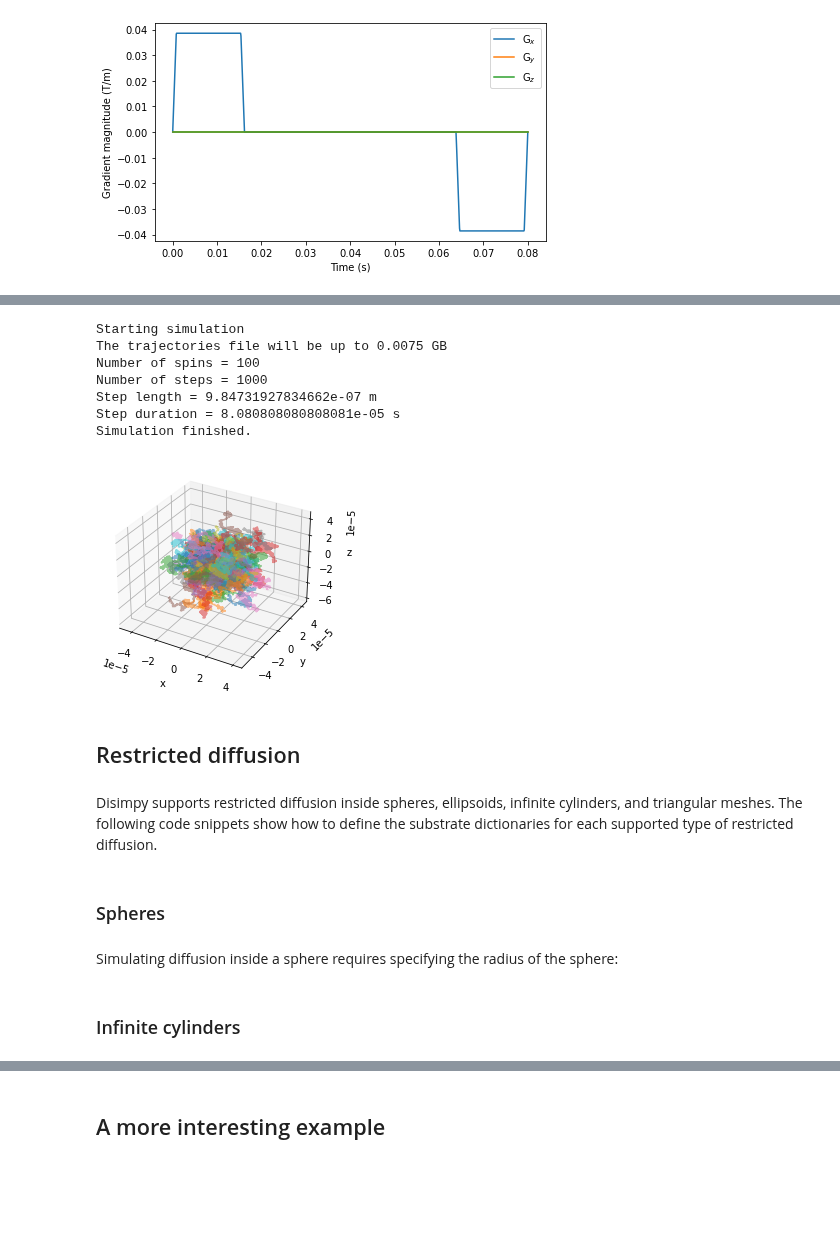
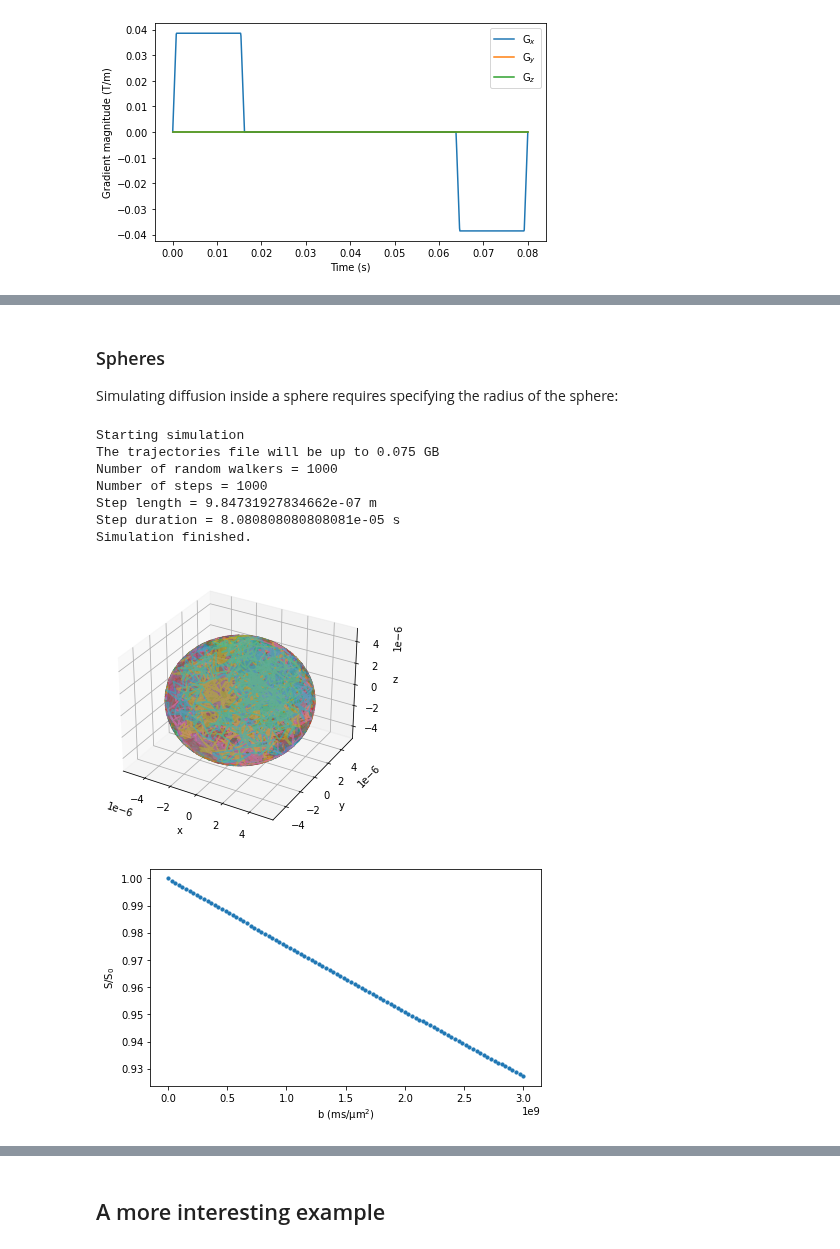
Before and after one commit to kerkelae/disimpy, a Jupyter notebook: docs/source/tutorial.ipynb, the cells around one changed output, grey strips where cells are left out. Cells and saved outputs as stored; diff of their text form; code cells hidden in the pictures; blank space fills up the shorter version.

```diff
--- a/docs/source/tutorial.ipynb
+++ b/docs/source/tutorial.ipynb
@@ -95,26 +102,4 @@ The trajectories of the random walkers can be saved by defining the path of the
-# %%
-n_s = int(1e2)  # Number of random walkers
-signals = simulations.simulation(
-    n_s, diffusivity, gradient, dt, substrate, trajectories='example_traj.txt')
-
-
-# The trajectories can be visualized using the following function
-
-utils.show_traj('example_traj.txt')
-# %% [output]
-Starting simulation
-The trajectories file will be up to 0.0075 GB
-Number of spins = 100
-Number of steps = 1000
-Step length = 9.84731927834662e-07 m
-Step duration = 8.080808080808081e-05 s
-Simulation finished.
-[figure, removed]
-# %% [markdown]
-## Restricted diffusion
-# %% [markdown]
-Disimpy supports restricted diffusion inside spheres, ellipsoids, infinite cylinders, and triangular meshes. The following code snippets show how to define the substrate dictionaries for each supported type of restricted diffusion.
-# %% [markdown]
-### Spheres
 # %% [markdown]
+### Spheres
+
 Simulating diffusion inside a sphere requires specifying the radius of the sphere:
@@ -124,3 +106,32 @@ substrate = {'type' : 'sphere',
-# %% [markdown]
-### Infinite cylinders
+# %%
+# Create a substrate object for diffusion inside a sphere
+
+substrate = substrates.sphere(radius=5e-6)
+
+
+# Run simulation and show the random walker trajectories
+
+traj_file = 'example_traj.txt'
+signals = simulations.simulation(
+    n_walkers, diffusivity, gradient, dt, substrate, traj=traj_file)
+utils.show_traj(traj_file)
+
+
+# Plot the simulated signal
+
+fig, ax = plt.subplots(1, figsize=(7, 4))
+ax.scatter(bs, signals / n_walkers, s=10)
+ax.set_xlabel('b (ms/μm$^2$)')
+ax.set_ylabel('S/S$_0$')
+plt.show()
+# %% [output]
+Starting simulation
+The trajectories file will be up to 0.075 GB
+Number of random walkers = 1000
+Number of steps = 1000
+Step length = 9.84731927834662e-07 m
+Step duration = 8.080808080808081e-05 s
+Simulation finished.
+[figure, added]
+[figure, added]
 # %% [markdown]
```
Also changed, not shown: parts of 36 cells of this notebook, 2 other files.
